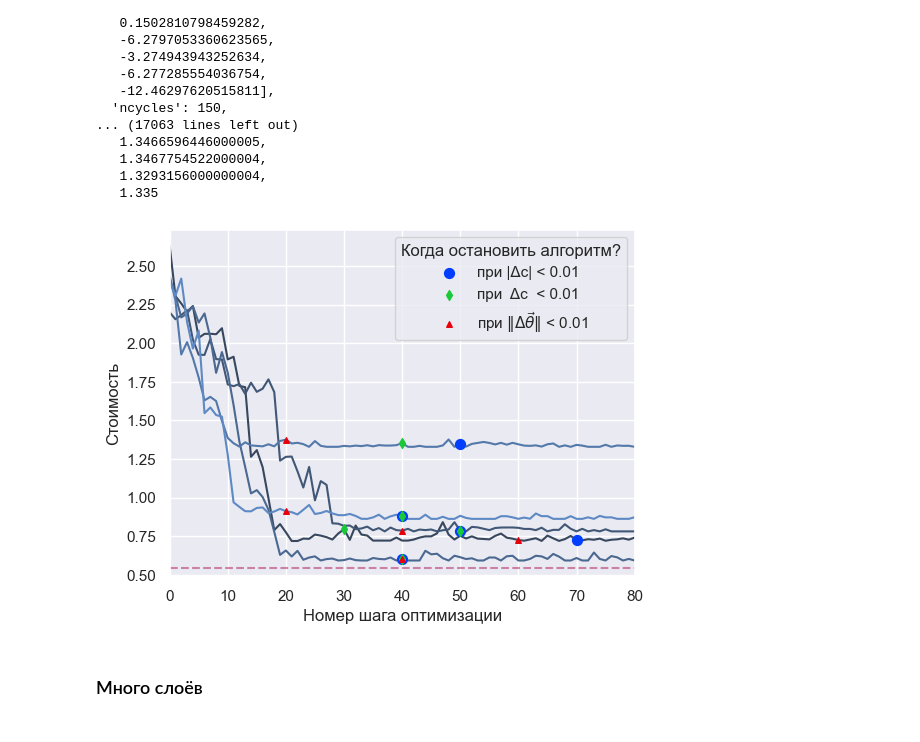
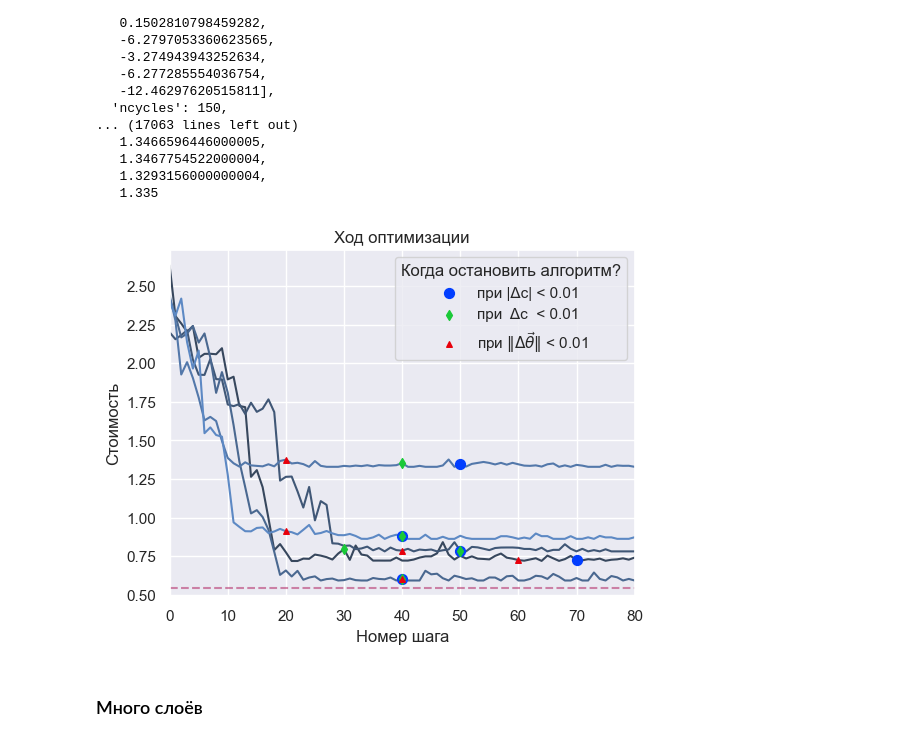
Before and after one commit to Batmaev/qua, a Jupyter notebook: CleanCalculations/cc1.ipynb, the cells around one changed output. Drawn from its saved outputs; the diff is of its cells as text; code cells hidden in the pictures.

```diff
--- a/CleanCalculations/cc1.ipynb
+++ b/CleanCalculations/cc1.ipynb
@@ -1352,35 +1352,36 @@ plt.figure(figsize = (6, 4.5))
 for i, run in enumerate(runs3[5:]):
     ch = np.array(run['cost_history'])
 
     a = get_abs_endpoint(run['cost_history'], 1e-2, 6)
     aa.append((a, ch[a]))
 
     f = get_not_abs_endpoint(run['cost_history'], 1e-2, 6)
     ff.append((f, ch[f]))
 
     x = get_x_endpoint(run['shifts_history'], 1e-2, 6)
     xx.append((x, ch[x]))
 
     plt.plot(ch,
     c = sns.dark_palette('#69d', n_colors = 8)[i+2],
     zorder = 1
     )
 
 plt.scatter(*zip(*aa), c = [sns.color_palette('bright')[0]], marker='o', label='при |Δc| < 0.01', alpha=1, s=50, zorder=2)
 plt.scatter(*zip(*ff), c = [sns.color_palette('bright')[2]], marker='d', label='при  Δc  < 0.01', alpha=1, s=25, zorder=2)
 plt.scatter(*zip(*xx), c = [sns.color_palette('bright')[3]], marker='^', label=r'при $\Vert Δ\vec{\theta} \Vert$ < 0.01', alpha=1, s=16, zorder=2)
 
 plt.axhline(brute6['min_cost'], zorder = 1, linestyle = 'dashed', alpha = 0.5, color = sns.color_palette('rocket')[2])
 
 plt.gca().set_xlim(0, 80)
 #plt.gca().set_ylim(bottom = brute6['min_cost'])
 #plt.gca().set_title('Уменьшение стоимости в процессе итераций')
-plt.gca().set_xlabel('Номер шага оптимизации')
+plt.gca().set_title('Ход оптимизации')
+plt.gca().set_xlabel('Номер шага')
 plt.gca().set_ylabel('Стоимость')
 plt.legend(title = "Когда остановить алгоритм?")
 plt.savefig('./diminishing.pdf', bbox_inches = 'tight')
 # %% [output]
-[figure, old version]
+[figure, new version]
 # %% [markdown]
 ### Много слоёв
 # %% [markdown]
```
Also changed, not shown: 3 other files.
